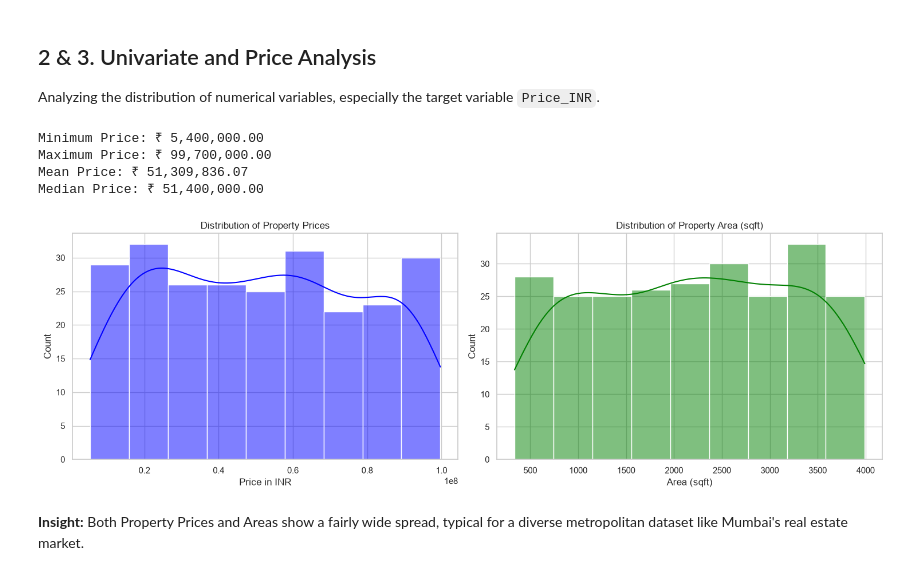
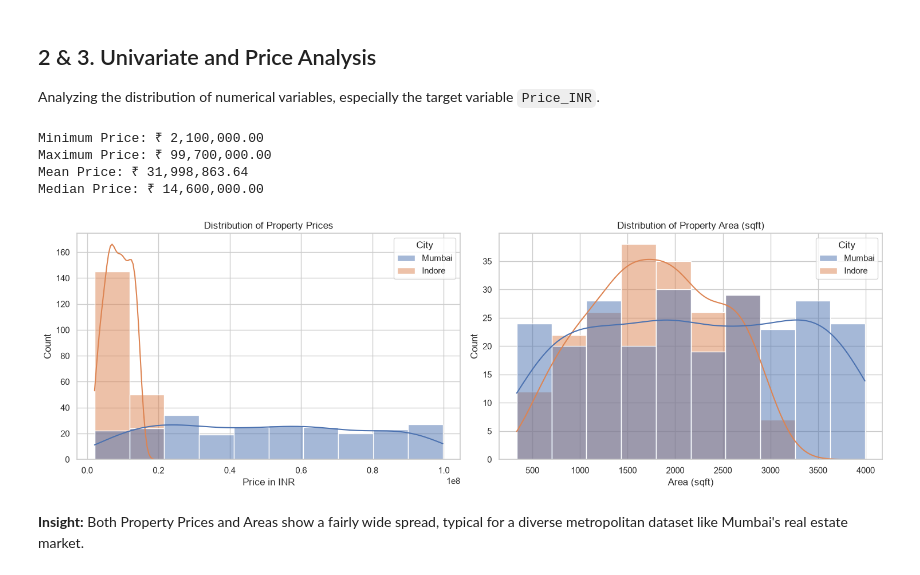
Before and after one commit to 1tsadityaraj/Real-Estate-Price-Prediction, a Jupyter notebook: notebooks/EDA.ipynb, the cells around one changed output. Cells and saved outputs as stored; diff of their text form; code cells hidden in the pictures.

Commit message:
feat: complete multi-city integration for Mumbai and Indore

```diff
--- a/notebooks/EDA.ipynb
+++ b/notebooks/EDA.ipynb
@@ -15,7 +13,7 @@ Matplotlib is building the font cache; this may take a moment.
 # %% [markdown]
 ## 1. Load and Inspect the Dataset
 # %%
-df = pd.read_csv('../data/processed/cleaned_property_data.csv')
+df = pd.read_csv('../data/processed/cleaned_mumbai_indore_property_data.csv')
 
 print(f"Number of rows: {df.shape[0]}, Number of columns: {df.shape[1]}")
 print(f"\nColumn names: {list(df.columns)}")
@@ -82,29 +80,29 @@ Analyzing the distribution of numerical variables, especially the target variabl
 # %%
 print(f"Minimum Price: ₹ {df['Price_INR'].min():,.2f}")
 print(f"Maximum Price: ₹ {df['Price_INR'].max():,.2f}")
 print(f"Mean Price: ₹ {df['Price_INR'].mean():,.2f}")
 print(f"Median Price: ₹ {df['Price_INR'].median():,.2f}")
 
 fig, axes = plt.subplots(1, 2, figsize=(15, 5))
 
 # Price Distribution
-sns.histplot(df['Price_INR'], kde=True, ax=axes[0], color='blue')
+sns.histplot(data=df, x='Price_INR', hue='City', kde=True, ax=axes[0], color='blue')
 axes[0].set_title('Distribution of Property Prices')
 axes[0].set_xlabel('Price in INR')
 
 # Area Distribution
-sns.histplot(df['Area_sqft'], kde=True, ax=axes[1], color='green')
+sns.histplot(data=df, x='Area_sqft', hue='City', kde=True, ax=axes[1], color='green')
 axes[1].set_title('Distribution of Property Area (sqft)')
 axes[1].set_xlabel('Area (sqft)')
 
 plt.tight_layout()
 plt.show()
 # %% [output]
-Minimum Price: ₹ 5,400,000.00
+Minimum Price: ₹ 2,100,000.00
 Maximum Price: ₹ 99,700,000.00
-Mean Price: ₹ 51,309,836.07
-Median Price: ₹ 51,400,000.00
+Mean Price: ₹ 31,998,863.64
+Median Price: ₹ 14,600,000.00
-[figure, old version]
+[figure, new version]
 # %% [markdown]
 **Insight:** Both Property Prices and Areas show a fairly wide spread, typical for a diverse metropolitan dataset like Mumbai's real estate market.
 # %% [markdown]
```
Also changed, not shown: parts of 10 cells of this notebook, 28 other files.
